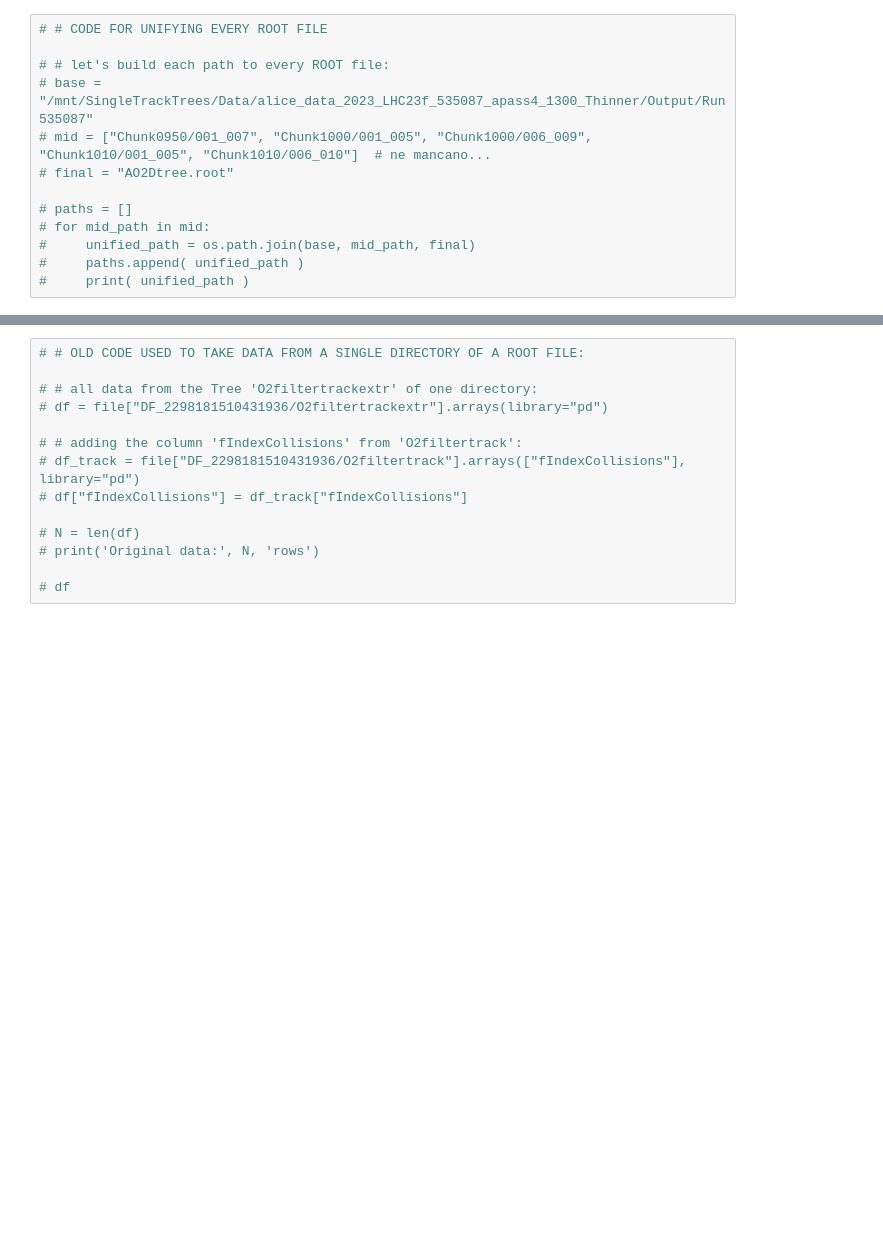
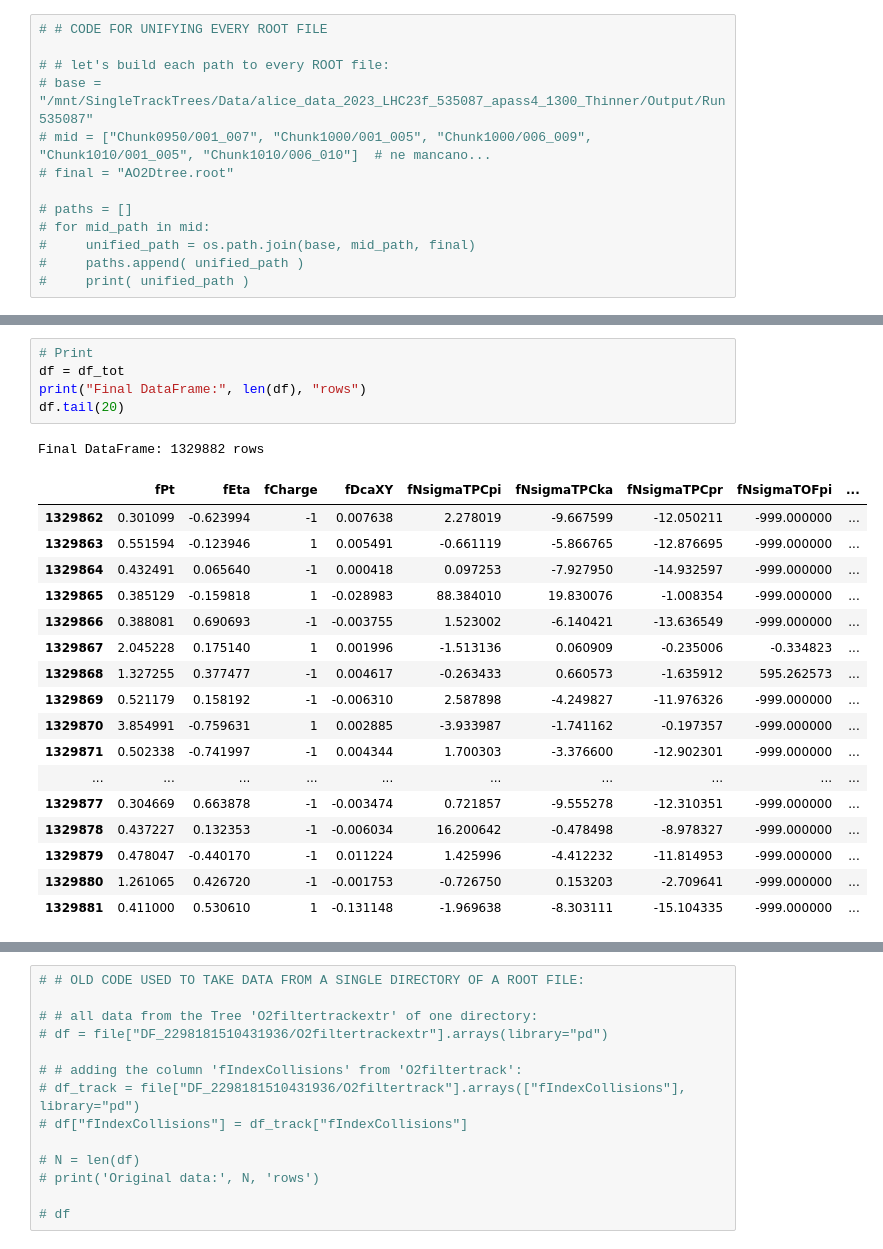
Before and after one commit to LeoPi314/LCPB_Project, a Jupyter notebook: find_D0.ipynb, the cells around one changed output, grey strips where cells are left out. Drawn from its saved outputs; the diff is of its cells as text; blank space fills up the shorter version.

```diff
--- a/find_D0.ipynb
+++ b/find_D0.ipynb
@@ -89 +176,25 @@ file["DF_2298181510431936/O2filtertrack"].arrays(library="pd")
+# %%
+# Print
+df = df_tot
+print("Final DataFrame:", len(df), "rows")
+df.tail(20)
+# %% [output]
+Final DataFrame: 1329882 rows
+|  | fPt | fEta | fCharge | fDcaXY | fNsigmaTPCpi | fNsigmaTPCka | fNsigmaTPCpr | fNsigmaTOFpi | ... |
+| 1329862 | 0.301099 | -0.623994 | -1 | 0.007638 | 2.278019 | -9.667599 | -12.050211 | -999.000000 | ... |
+| 1329863 | 0.551594 | -0.123946 | 1 | 0.005491 | -0.661119 | -5.866765 | -12.876695 | -999.000000 | ... |
+| 1329864 | 0.432491 | 0.065640 | -1 | 0.000418 | 0.097253 | -7.927950 | -14.932597 | -999.000000 | ... |
+| 1329865 | 0.385129 | -0.159818 | 1 | -0.028983 | 88.384010 | 19.830076 | -1.008354 | -999.000000 | ... |
+| 1329866 | 0.388081 | 0.690693 | -1 | -0.003755 | 1.523002 | -6.140421 | -13.636549 | -999.000000 | ... |
+| 1329867 | 2.045228 | 0.175140 | 1 | 0.001996 | -1.513136 | 0.060909 | -0.235006 | -0.334823 | ... |
+| 1329868 | 1.327255 | 0.377477 | -1 | 0.004617 | -0.263433 | 0.660573 | -1.635912 | 595.262573 | ... |
+| 1329869 | 0.521179 | 0.158192 | -1 | -0.006310 | 2.587898 | -4.249827 | -11.976326 | -999.000000 | ... |
+| 1329870 | 3.854991 | -0.759631 | 1 | 0.002885 | -3.933987 | -1.741162 | -0.197357 | -999.000000 | ... |
+| 1329871 | 0.502338 | -0.741997 | -1 | 0.004344 | 1.700303 | -3.376600 | -12.902301 | -999.000000 | ... |
+| ... | ... | ... | ... | ... | ... | ... | ... | ... | ... |
+| 1329877 | 0.304669 | 0.663878 | -1 | -0.003474 | 0.721857 | -9.555278 | -12.310351 | -999.000000 | ... |
+| 1329878 | 0.437227 | 0.132353 | -1 | -0.006034 | 16.200642 | -0.478498 | -8.978327 | -999.000000 | ... |
+| 1329879 | 0.478047 | -0.440170 | -1 | 0.011224 | 1.425996 | -4.412232 | -11.814953 | -999.000000 | ... |
+| 1329880 | 1.261065 | 0.426720 | -1 | -0.001753 | -0.726750 | 0.153203 | -2.709641 | -999.000000 | ... |
+| 1329881 | 0.411000 | 0.530610 | 1 | -0.131148 | -1.969638 | -8.303111 | -15.104335 | -999.000000 | ... |
 # %%
```
Also changed, not shown: parts of 33 cells of this notebook.
